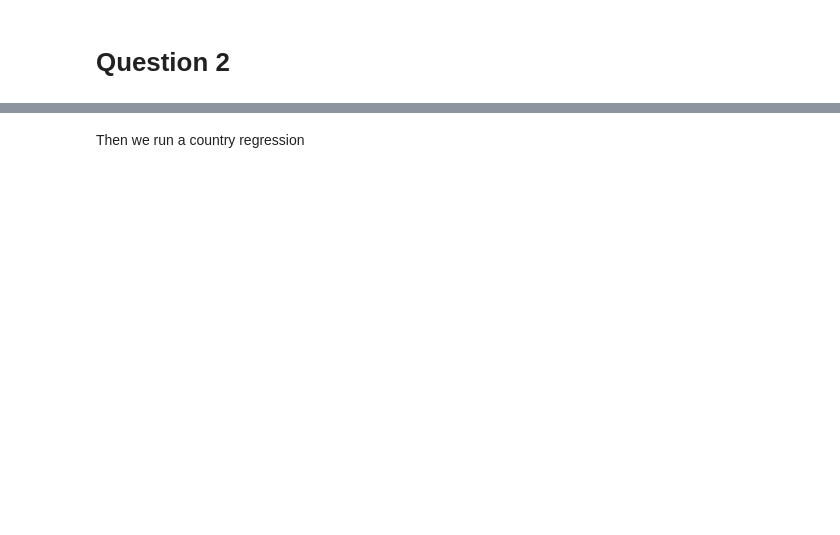
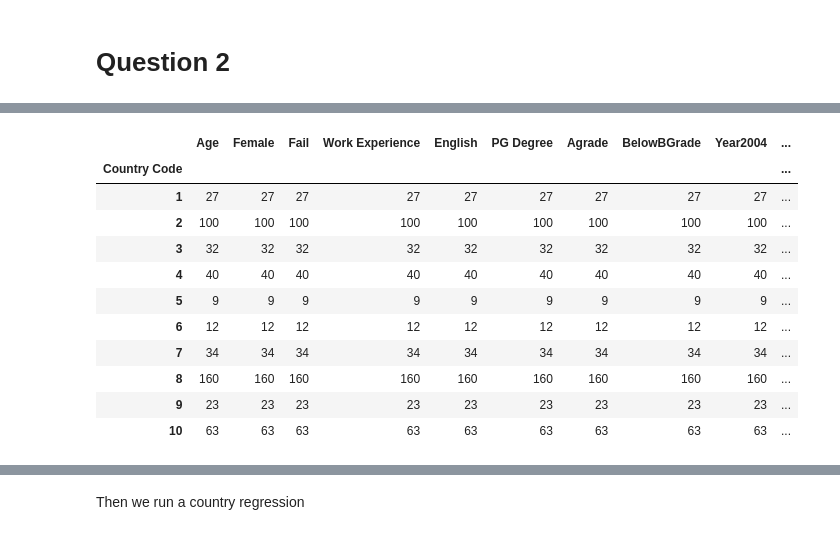
Before and after one commit to imfulee/econometric, a Jupyter notebook: case-4/case-4.ipynb, the cells around one changed output, grey strips where cells are left out. Drawn from its saved outputs; the diff is of its cells as text; code cells hidden in the pictures; blank space fills up the shorter version.

```diff
--- a/case-4/case-4.ipynb
+++ b/case-4/case-4.ipynb
@@ -119,3 +144,18 @@ msc_fail.groupby('Country Code').mean()
 | 8 | 24.000000 | 0.256250 | 0.137500 | 0.468750 | 1.000000 | 0.068750 | 0.168750 | 0.087500 | 0.206250 | ... |
 | 9 | 25.652174 | 0.217391 | 0.130435 | 0.782609 | 0.260870 | 0.130435 | 0.347826 | 0.086957 | 0.260870 | ... |
 | 10 | 28.111111 | 0.238095 | 0.111111 | 0.809524 | 0.396825 | 0.285714 | 0.333333 | 0.126984 | 0.158730 | ... |
+# %%
+msc_fail.groupby('Country Code').count()
+# %% [output]
+|  | Age | Female | Fail | Work Experience | English | PG Degree | Agrade | BelowBGrade | Year2004 | ... |
+| Country Code |  |  |  |  |  |  |  |  |  | ... |
+| 1 | 27 | 27 | 27 | 27 | 27 | 27 | 27 | 27 | 27 | ... |
+| 2 | 100 | 100 | 100 | 100 | 100 | 100 | 100 | 100 | 100 | ... |
+| 3 | 32 | 32 | 32 | 32 | 32 | 32 | 32 | 32 | 32 | ... |
+| 4 | 40 | 40 | 40 | 40 | 40 | 40 | 40 | 40 | 40 | ... |
+| 5 | 9 | 9 | 9 | 9 | 9 | 9 | 9 | 9 | 9 | ... |
+| 6 | 12 | 12 | 12 | 12 | 12 | 12 | 12 | 12 | 12 | ... |
+| 7 | 34 | 34 | 34 | 34 | 34 | 34 | 34 | 34 | 34 | ... |
+| 8 | 160 | 160 | 160 | 160 | 160 | 160 | 160 | 160 | 160 | ... |
+| 9 | 23 | 23 | 23 | 23 | 23 | 23 | 23 | 23 | 23 | ... |
+| 10 | 63 | 63 | 63 | 63 | 63 | 63 | 63 | 63 | 63 | ... |
```
Also changed, not shown: parts of 14 cells of this notebook, 1 other file.
